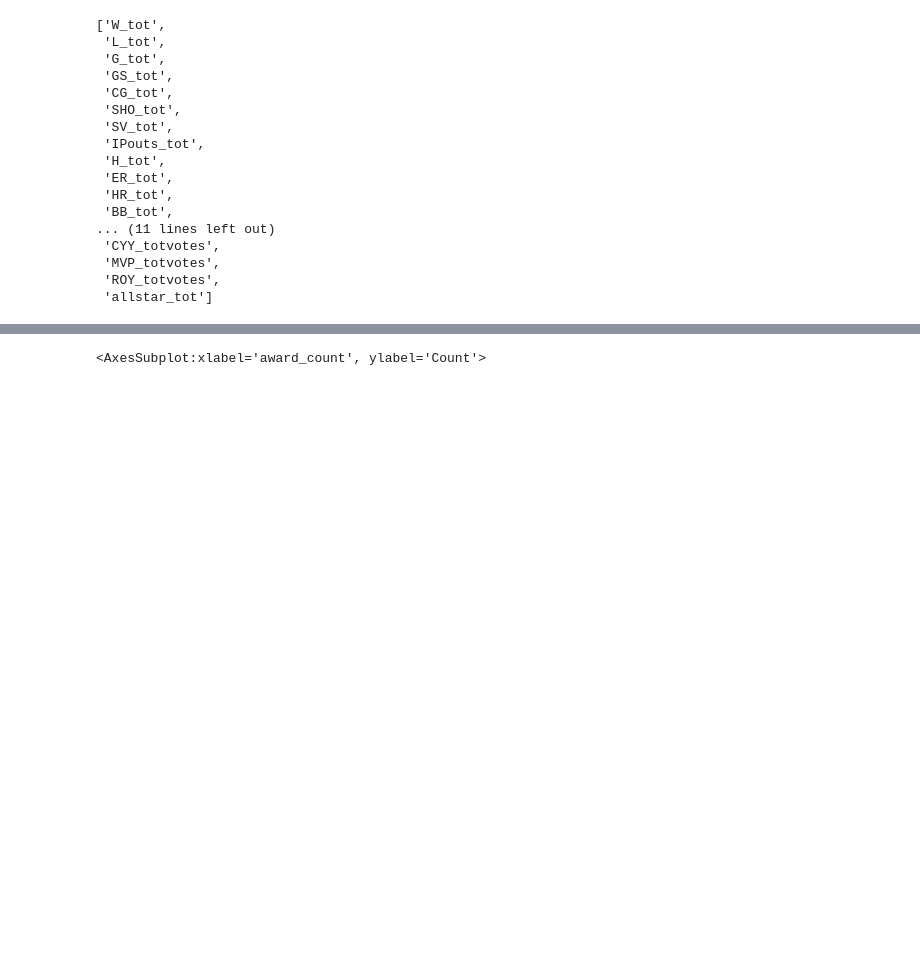
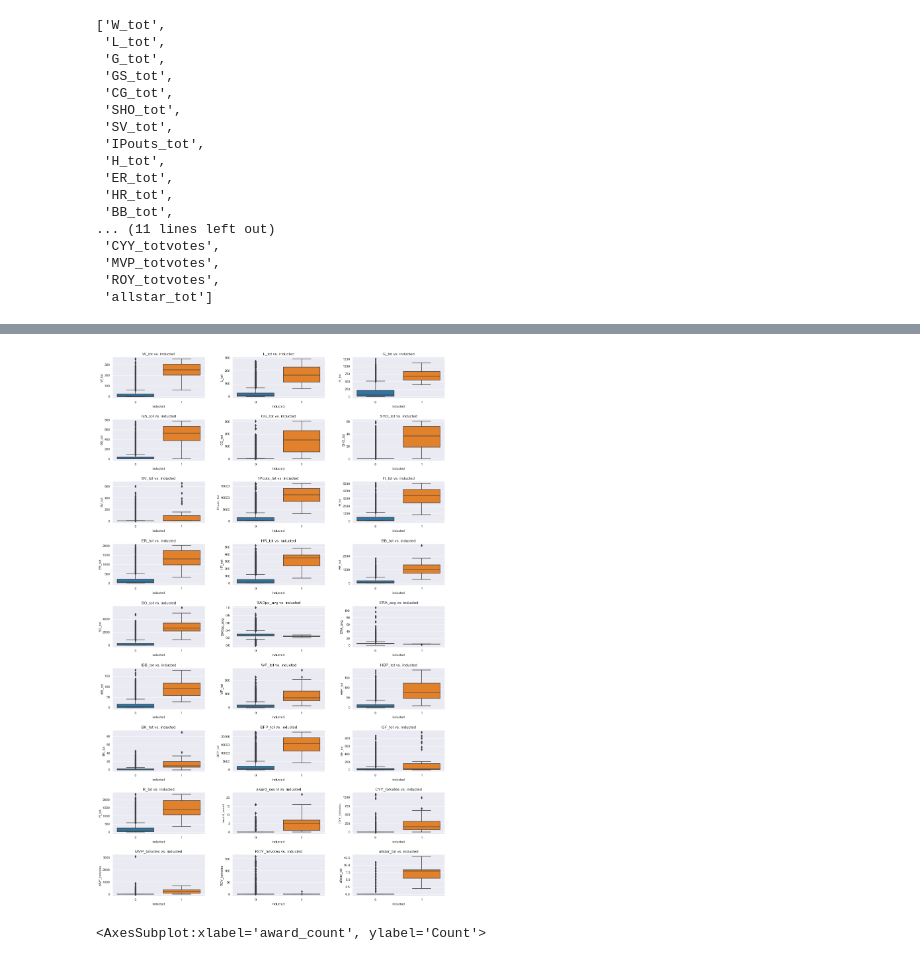
Before and after one commit to an-izq/Pitcher-HOF-Predictor, a Jupyter notebook: Pitcher-HOF-Predictor.ipynb, the cells around one changed output, grey strips where cells are left out. Saved outputs shown, nothing was run; the diff lists cells and outputs as text; code cells hidden in the pictures; blank space fills up the shorter version.

```diff
--- a/Pitcher-HOF-Predictor.ipynb
+++ b/Pitcher-HOF-Predictor.ipynb
@@ -1232,3 +1204,31 @@ for i, variable in enumerate(column_names):
+# %%
+# Setting up box plots
+sns.set_style("darkgrid")
+fig, axes = plt.subplots(9, 3, figsize=(18, 30))
+
+#fig.suptitle('Pokemon Stats by Generation')
+
+for i, variable in enumerate(column_names):
+    # print (i)
+    row = i // 3 # integer divide i by 3 (how many times does 3 go into i (discard the fraction))
+                 # ex. 16 // 3 = 5 1/3 (discard the 1/3) = 5
+    # print(row)
+    col = i % 3 # modulo divide i by 3 times and get remainder (3 goes into )
+                # ex. 16 % 3 = 16 - (3 * 5 = 15) = 1   so (row, column) is (5,1)
+    # print(col)
+    sns.boxplot(ax=axes[row, col], data=Pitching_Career, x='inducted', y=variable).set(title= f'{variable} vs. inducted')
+
+plt.subplots_adjust(wspace=0.3, hspace=0.5)
+# plt.show()
+
+#     sns.boxplot(ax=axes[0, x], data=Pitching_Career, x='inducted', y='W_tot')
+#     sns.boxplot(ax=axes[0, x], data=Pitching_Career, x='inducted', y='L_tot')
+#     sns.boxplot(ax=axes[0, x], data=Pitching_Career, x='inducted', y='G_tot')
+#     sns.boxplot(ax=axes[1, x], data=Pitching_Career, x='inducted', y='GS_tot')
+#     sns.boxplot(ax=axes[1, x], data=Pitching_Career, x='inducted', y='SHO_tot')
+#     sns.boxplot(ax=axes[1, x], data=Pitching_Career, x='inducted', y='SV_tot')
+# %% [output]
+[figure, added]
 # %%
 sns.histplot(data=Pitching_HOF_Career, x="award_count", hue="inducted", multiple="dodge")
 # %% [output]
```
Also changed, not shown: parts of 5 cells of this notebook.
